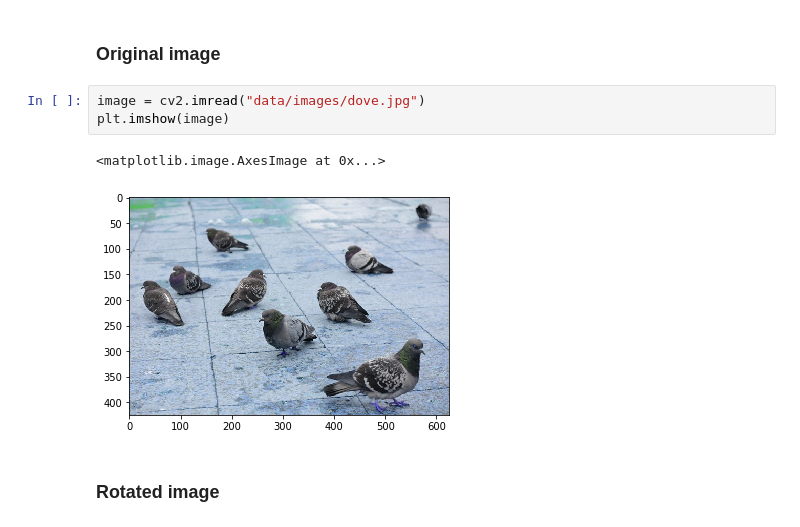
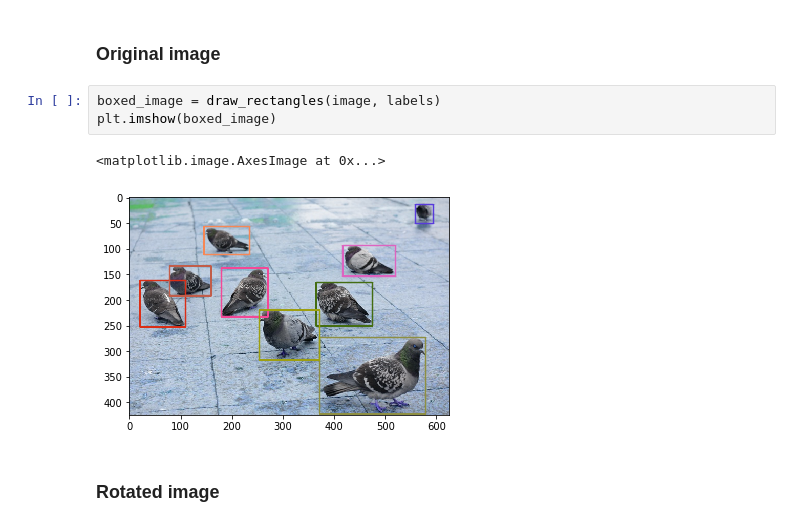
Before and after one commit to happy-unicorn/python-yolov5-augmentation, a Jupyter notebook: research.ipynb, the cells around one changed output. Cells and saved outputs as stored; diff of their text form.

```diff
--- a/research.ipynb
+++ b/research.ipynb
@@ -39,11 +39,11 @@ plt.imshow(boxed_image)
 # Image level augmentation
 # %% [markdown]
 ### Original image
-# %%
-image = cv2.imread("data/images/dove.jpg")
-plt.imshow(image)
-# %% [output]
-<matplotlib.image.AxesImage at 0x...>
-[figure, removed]
+# %%
+boxed_image = draw_rectangles(image, labels)
+plt.imshow(boxed_image)
+# %% [output]
+<matplotlib.image.AxesImage at 0x...>
+[figure, added]
 # %% [markdown]
 ### Rotated image
```
Also changed, not shown: parts of 12 cells of this notebook, 1 other file.
